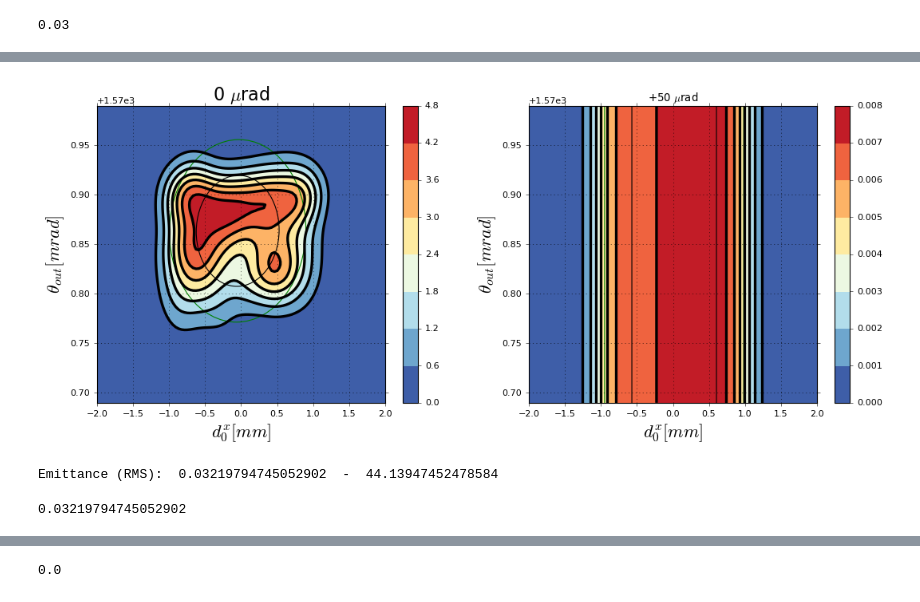
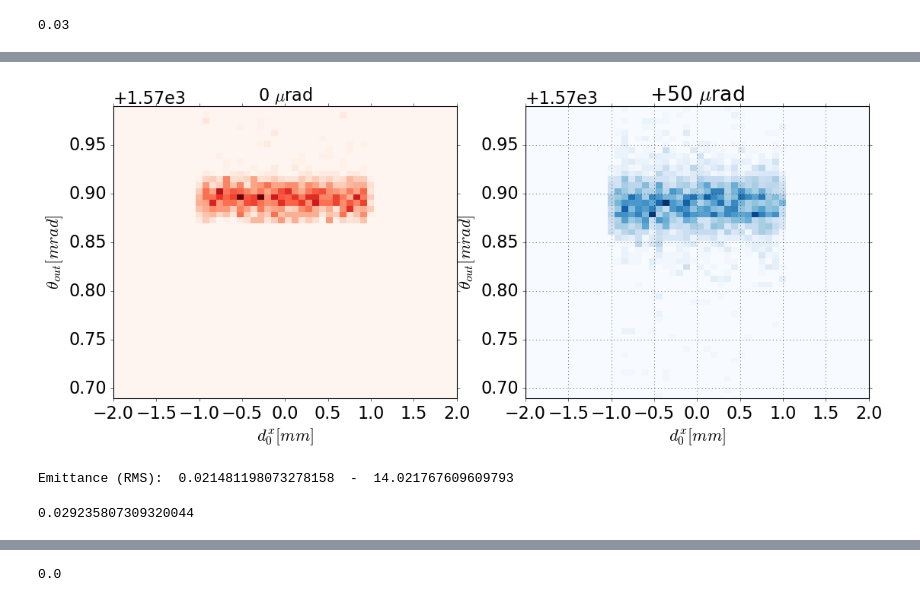
Before and after one commit to collamaf/UA9_22, a Jupyter notebook: analysis/DataAnalysis.ipynb, the cells around one changed output, grey strips where cells are left out. Drawn from its saved outputs; the diff is of its cells as text; code cells hidden in the pictures.

```diff
--- a/analysis/DataAnalysis.ipynb
+++ b/analysis/DataAnalysis.ipynb
@@ -194,7 +194,7 @@ applyCut = True
 applyWeight = False
 max_d0x = 1.
 max_d0y = 2.
-max_thetaInx = 0.0005
+max_thetaInx = 0.005
 
 if applyCut:
     #apply whatever selection you need
@@ -399,7 +391,7 @@ plt.show()
 septumAng = 0.03
 print(septumAng)
 #print(dataset["thetaOut_x"])
-#dataset = dataset[(dataset.thetaOut_x)>septumAng]
+dataset = dataset[(dataset.thetaOut_x)>septumAng]
 #print(dataset)
 # %% [output]
 0.03
@@ -406,67 +455,47 @@ print(septumAng)
 # %%
 fig = plt.figure(num=None, figsize=(16, 6), dpi=80, facecolor='w')
 nbins=100
 
 ax1 = plt.subplot(1,2,1)
 plt.title(inFileLabel,fontsize=20)
 x = dataset["d0_x"]
 y = dataset["thetaOut_x"]+dataset["gonio_angle"]
-k = kde.gaussian_kde([dataset["d0_x"],dataset["thetaOut_x"]+dataset["gonio_angle"]])
-xi, yi = np.mgrid[-2.:2.:nbins*1j, (-0.15+gonio_zero):(0.15+gonio_zero):nbins*1j]
-zi = k(np.vstack([xi.flatten(), yi.flatten()]))
-CF1 = ax1.contourf(xi, yi,
-            zi.reshape(xi.shape)#,
-#            cmap='Reds'
-           )
-CS1 = ax1.contour(xi, yi,
-            zi.reshape(xi.shape),
-            colors='k'
-           )
-#            norm=LogNorm(1.E0,zi.max()))
+plt.hist2d(x, y, bins=(50, 50), range=[[-2.,2.], [-0.15+gonio_zero,0.15+gonio_zero]], cmap="Reds")
+
+
 plt.xlabel(r"$d_{0}^{x} [mm]$",fontsize='20')
 plt.ylabel(r"$\theta_{out} [mrad]$",fontsize='20')
-plt.colorbar(CF1)
-plt.grid(True)
-confidence_ellipse(dataset["d0_x"], dataset["thetaOut_x"]+dataset["gonio_angle"], ax1, n_std=1.0, edgecolor='k')
-confidence_ellipse(dataset["d0_x"], dataset["thetaOut_x"]+dataset["gonio_angle"], ax1, n_std=fracToSigma(0.9), edgecolor='green')
+#plt.colorbar(CF1)
+#plt.grid(True)
+#confidence_ellipse(dataset["d0_x"], dataset["thetaOut_x"]+dataset["gonio_angle"], ax1, n_std=1.0, edgecolor='k')
+#confidence_ellipse(dataset["d0_x"], dataset["thetaOut_x"]+dataset["gonio_angle"], ax1, n_std=fracToSigma(0.9), edgecolor='green')
 
 ax2 = plt.subplot(1,2,2)
 plt.title(inSimFileLabel)
-x = dataset["d0_x"]
-y = dataset["thetaOut_x"]+dataset["gonio_angle"]
-k = kde.gaussian_kde([datasetSimu["d0_x"],datasetSimu["thetaOut_x"]+datasetSimu["gonio_angle"]])
-#xi, yi = np.mgrid[x.min():x.max():nbins*1j, y.min():y.max():nbins*1j]
-xi, yi = np.mgrid[-2.:2.:nbins*1j, (-0.15+gonio_zero):(0.15+gonio_zero):nbins*1j]
-zi = k(np.vstack([xi.flatten(), yi.flatten()]))
-CF2 = ax2.contourf(xi, yi,
-                zi.reshape(xi.shape),
-#                cmap='Blues'
-                )
-CS2 = ax2.contour(xi, yi,
-                zi.reshape(xi.shape),
-                colors='k'
-                )
-#            norm=LogNorm(1.E0,zi.max()))
-#plt.clabel(CS2, inline=1, fontsize=10)
+x = datasetSimu["d0_x"]
+y = datasetSimu["thetaOut_x"]+datasetSimu["gonio_angle"]
+plt.hist2d(x, y, bins=(50, 50), range=[[-2.,2.], [-0.15+gonio_zero,0.15+gonio_zero]],cmap="Blues")
+
+
 plt.xlabel(r"$d_{0}^{x} [mm]$",fontsize='20')
 plt.ylabel(r"$\theta_{out} [mrad]$",fontsize='20')
-plt.colorbar(CF2)
+#plt.colorbar(CF2)
 plt.grid(True)
-confidence_ellipse(datasetSimu["d0_x"], datasetSimu["thetaOut_x"]+datasetSimu["gonio_angle"], ax2, n_std=1.0, edgecolor='k')
-confidence_ellipse(datasetSimu["d0_x"], datasetSimu["thetaOut_x"]+datasetSimu["gonio_angle"], ax2, n_std=fracToSigma(0.9), edgecolor='green')
+#confidence_ellipse(datasetSimu["d0_x"], datasetSimu["thetaOut_x"]+datasetSimu["gonio_angle"], ax2, n_std=1.0, edgecolor='k')
+#confidence_ellipse(datasetSimu["d0_x"], datasetSimu["thetaOut_x"]+datasetSimu["gonio_angle"], ax2, n_std=fracToSigma(0.9), edgecolor='green')
 plt.show()
 
 print("Emittance (RMS): ",emittanceRMS(dataset["d0_x"],dataset["thetaOut_x"]+dataset["gonio_angle"]),
     " - ",emittanceRMS(datasetSimu["d0_x"],datasetSimu["thetaOut_x"]+datasetSimu["gonio_angle"]))
 
 fig.savefig("beams.pdf")
 # %% [output]
-[figure, old version]
+[figure, new version]
-Emittance (RMS):  0.03219794745052902  -  44.13947452478584
+Emittance (RMS):  0.021481198073278158  -  14.021767609609793
 # %%
 print(emittanceRMS(dataset["d0_x"],dataset["thetaOut_x"]+dataset["gonio_angle"]))
 # %% [output]
-0.03219794745052902
+0.029235807309320044
 # %%
 from scipy import stats
 stats.scoreatpercentile(zi,[32,10,5])
```
Also changed, not shown: parts of 8 cells of this notebook.
